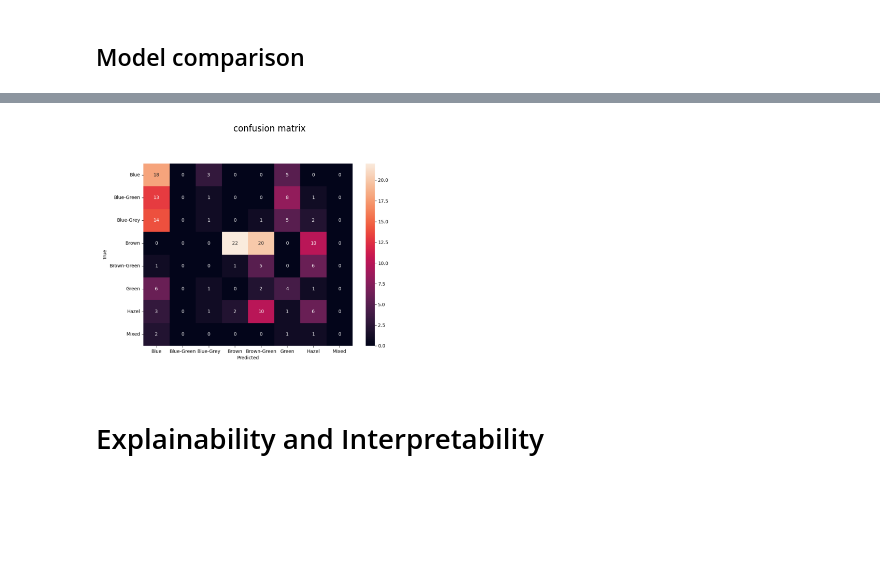
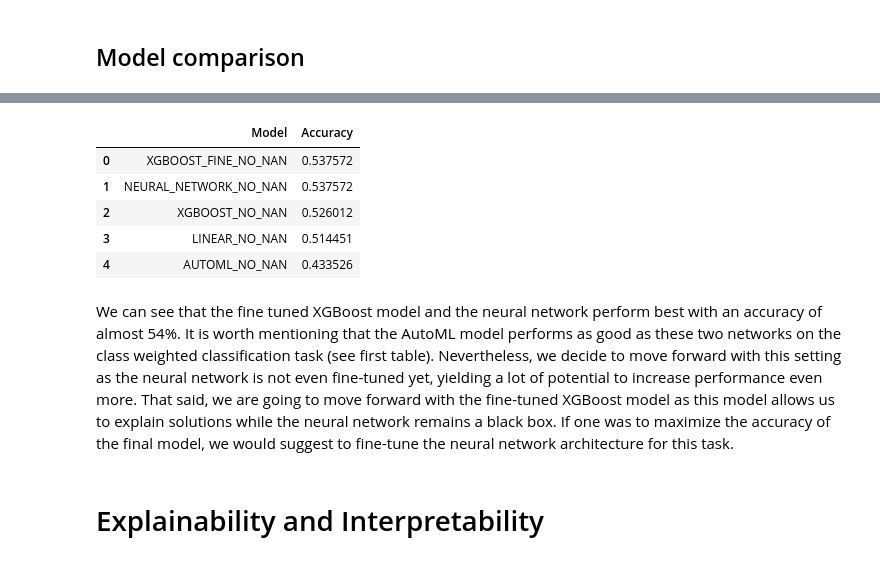
Before and after one commit to ChrisTho23/Gen2PhenMini, a Jupyter notebook: src/helper.ipynb, the cells around one changed output, grey strips where cells are left out. Saved outputs shown, nothing was run; the diff lists cells and outputs as text; code cells hidden in the pictures; blank space fills up the shorter version.

```diff
--- a/src/helper.ipynb
+++ b/src/helper.ipynb
@@ -283,6 +277,14 @@ plot_images(EVALUATION["LINEAR"])
-# %%
-plot_images(EVALUATION["LINEAR_NO_NAN"])
-# %% [output]
-[figure, removed]
+# %%
+accuracies = compare_accuracy(metrics)
+accuracies
+# %% [output]
+|  | Model | Accuracy |
+| 0 | XGBOOST_FINE_NO_NAN | 0.537572 |
+| 1 | NEURAL_NETWORK_NO_NAN | 0.537572 |
+| 2 | XGBOOST_NO_NAN | 0.526012 |
+| 3 | LINEAR_NO_NAN | 0.514451 |
+| 4 | AUTOML_NO_NAN | 0.433526 |
+# %% [markdown]
+We can see that the fine tuned XGBoost model and the neural network perform best with an accuracy of almost 54%. It is worth mentioning that the AutoML model performs as good as these two networks on the class weighted classification task (see first table). Nevertheless, we decide to move forward with this setting as the neural network is not even fine-tuned yet, yielding a lot of potential to increase performance even more. That said, we are going to move forward with the fine-tuned XGBoost model as this model allows us to explain solutions while the neural network remains a black box. If one was to maximize the accuracy of the final model, we would suggest to fine-tune the neural network architecture for this task.
 # %% [markdown]
 # Explainability and Interpretability
```
Also changed, not shown: parts of 21 cells of this notebook, 14 other files.
